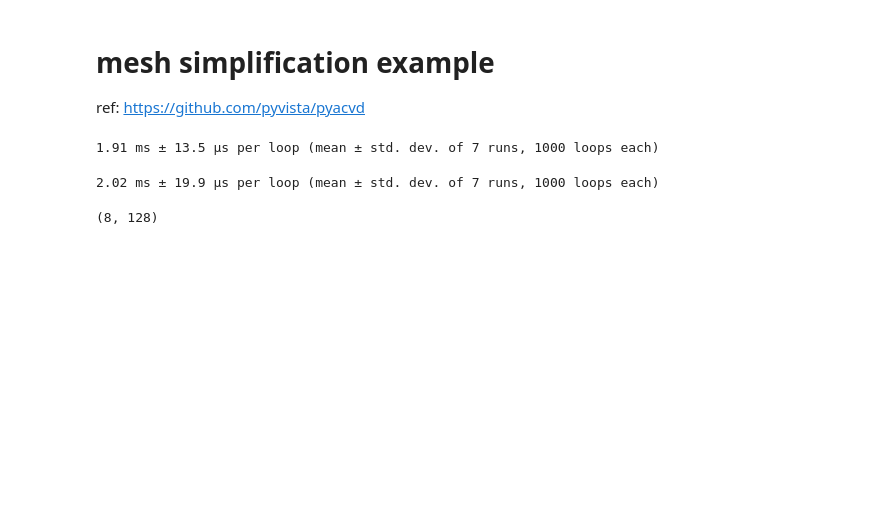
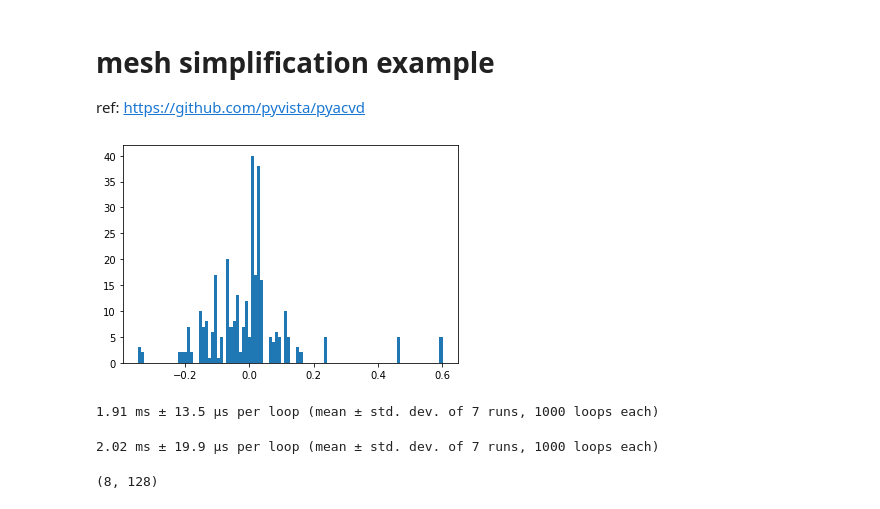
Before and after one commit to boxiXia/FlexipodFast, a Jupyter notebook: src/python/temp.ipynb, the cells around one changed output. Cells and saved outputs as stored; diff of their text form; code cells hidden in the pictures; blank space fills up the shorter version.

```diff
--- a/src/python/temp.ipynb
+++ b/src/python/temp.ipynb
@@ -922,3 +922,9 @@ obs = self.reset()
+# %%
+obs,_,_,_ = self.step()
+plt.hist(obs[:,-64:-1].ravel(),bins=100)
+plt.show()
+# %% [output]
+[figure, added]
 # %%
 %timeit _ =self.step()
 # %% [output]
```
Also changed, not shown: parts of 2 cells of this notebook, 21 other files.
